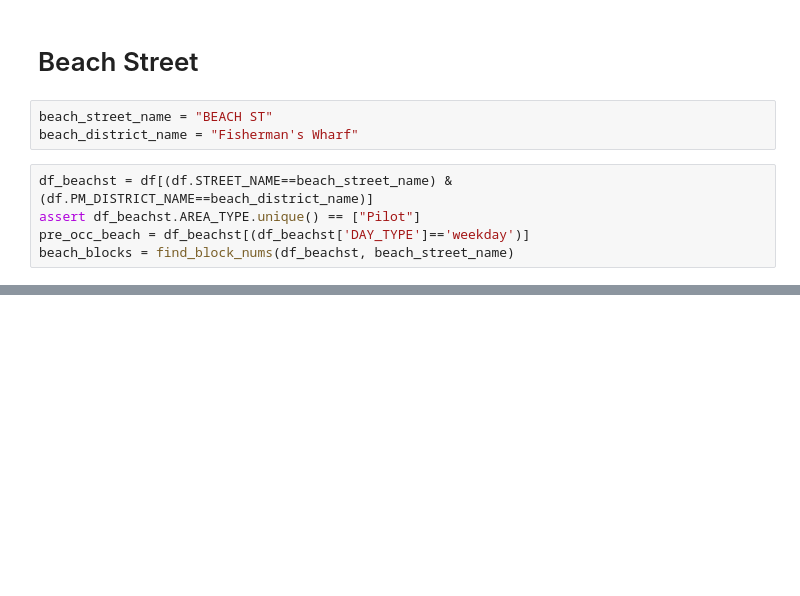
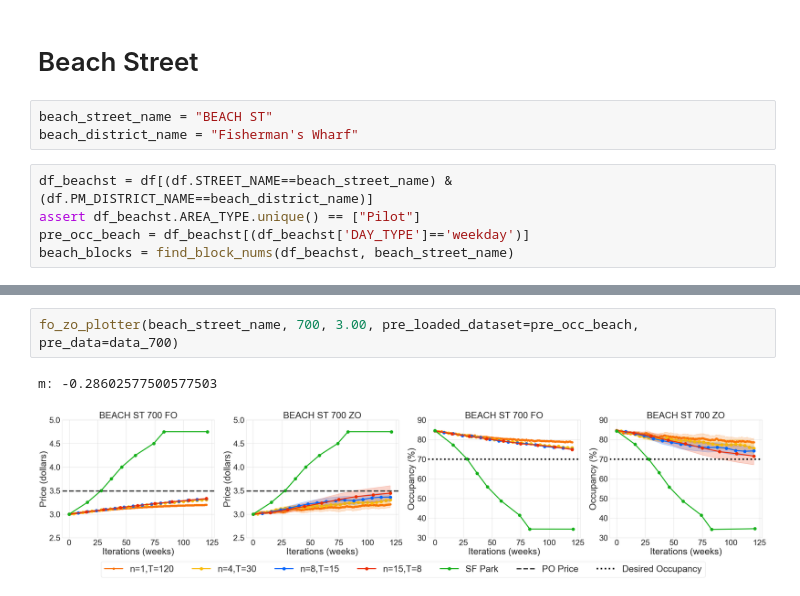
Before and after one commit to mitasray/dd-tv-learning, a Jupyter notebook: 00-ReproduceFigures.ipynb, the cells around one changed output, grey strips where cells are left out. Cells and saved outputs as stored; diff of their text form; blank space fills up the shorter version.

```diff
--- a/00-ReproduceFigures.ipynb
+++ b/00-ReproduceFigures.ipynb
@@ -326,0 +344,5 @@ NameError: name 'numdays' is not defined
+# %%
+fo_zo_plotter(beach_street_name, 700, 3.00, pre_loaded_dataset=pre_occ_beach, pre_data=data_700)
+# %% [output]
+m: -0.28602577500577503
+[figure, added]
```
Also changed, not shown: parts of 10 cells of this notebook, 2 other files.
